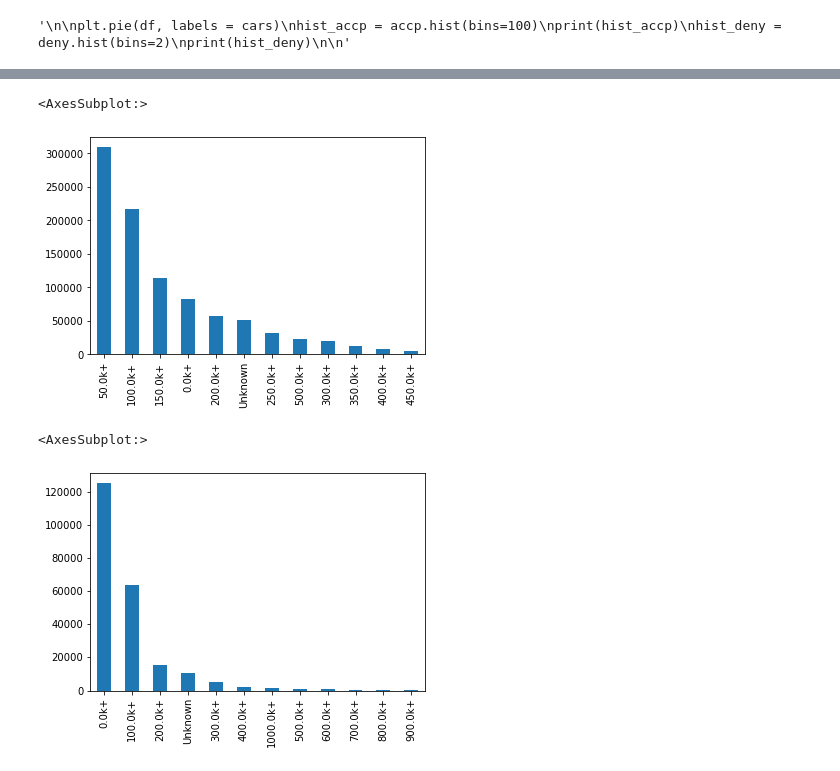
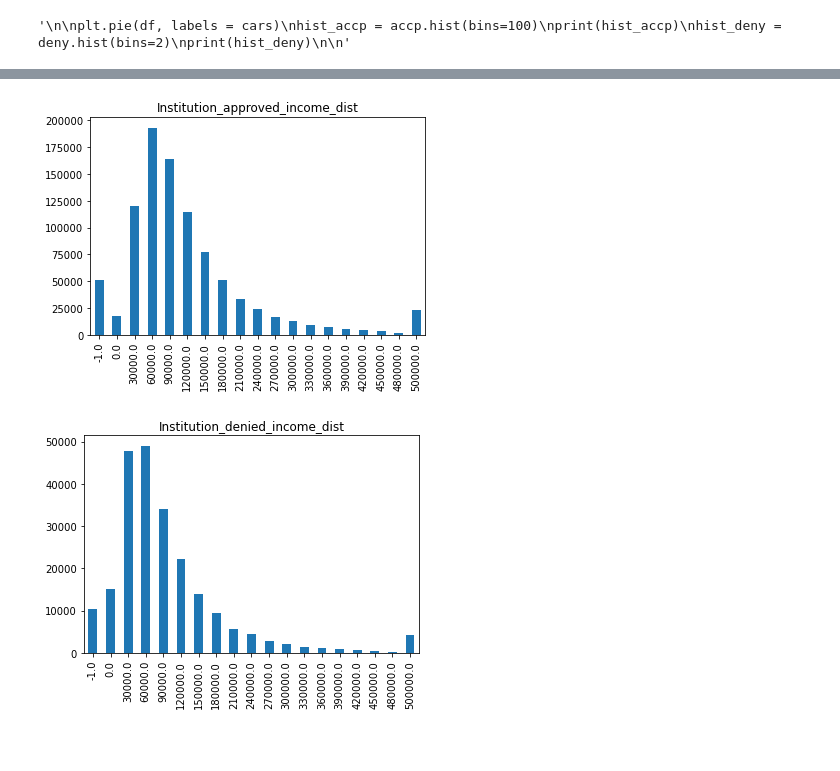
Before and after one commit to YihengYe/ECE143-HMDA_Mortagage_Analysis_and_Prediction, a Jupyter notebook: notebooks/income_analysis.ipynb, the cells around one changed output, grey strips where cells are left out. Cells and saved outputs as stored; diff of their text form; code cells hidden in the pictures; blank space fills up the shorter version.

Commit message:
Income_analysis

```diff
--- a/notebooks/income_analysis.ipynb
+++ b/notebooks/income_analysis.ipynb
@@ -45,3 +41,7 @@ if not os.path.exists(image_path):
+# %%
+image_path=parent_path+'/result/eda/income_analysis/'
+if not os.path.exists(image_path):
+    os.makedirs(image_path)
 # %%
 
 # Accp income distribution
@@ -90,9 +90,9 @@ print(hist_deny)
 # %%
 def divi(x):
     if x >=500:
-        return '500.0k+'
+        return 500000
     elif x==x:
-        flor = x//50
-        return str(flor*50)+'k+'
+        flor = x//30
+        return flor*30000
     else:
-        return 'Unknown'
+        return -1
@@ -115,13 +122,13 @@ accp.sort_values('applicant_income_000s', ascending=True)
 # %%
-accp.sort_values('applicant_income_000s', ascending=True)['applicant_income_000s'].apply(divi).value_counts().plot.bar()
+accp['applicant_income_000s'].apply(divi).value_counts().sort_index().plot.bar(title='Institution_approved_income_dist')
+plt.savefig(image_path+'Institution_approved_income_dist.png',bbox_inches='tight')
 # %% [output]
-<AxesSubplot:>
-[figure, old version]
+[figure, new version]
 # %%
-deny['applicant_income_000s'].apply(divi).value_counts().plot.bar()
+deny['applicant_income_000s'].apply(divi).value_counts().sort_index().plot.bar(title='Institution_denied_income_dist')
+plt.savefig(image_path+'Institution_denied_income_dist.png',bbox_inches='tight')
 # %% [output]
-<AxesSubplot:>
-[figure, old version]
+[figure, new version]
 # %%
 income = data[['applicant_income_000s','action_taken']]
 #print(income)
```
Also changed, not shown: parts of 8 cells of this notebook, 3 other files.
